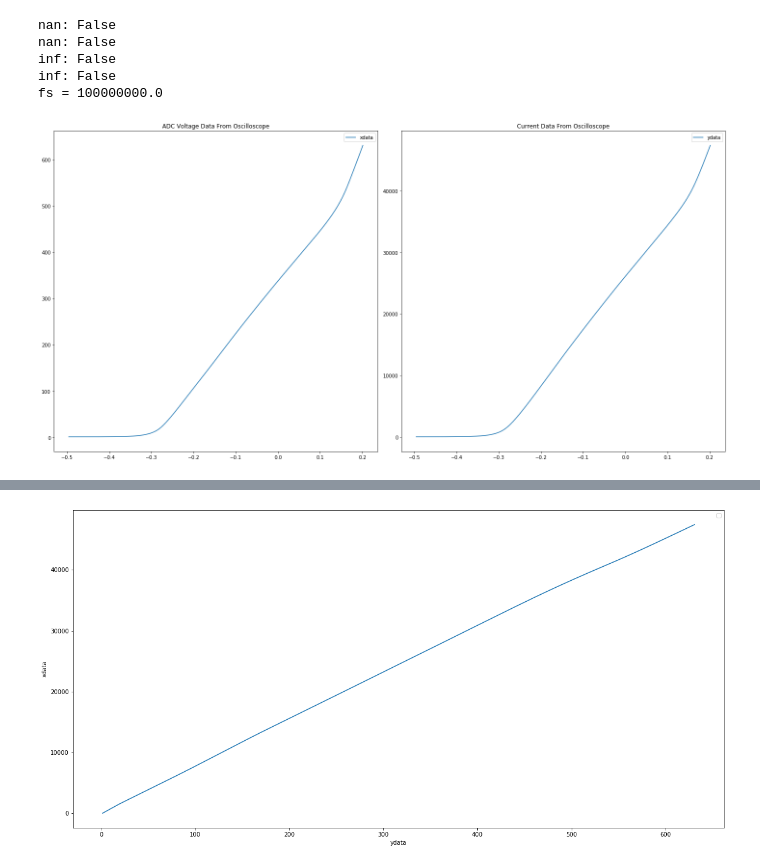
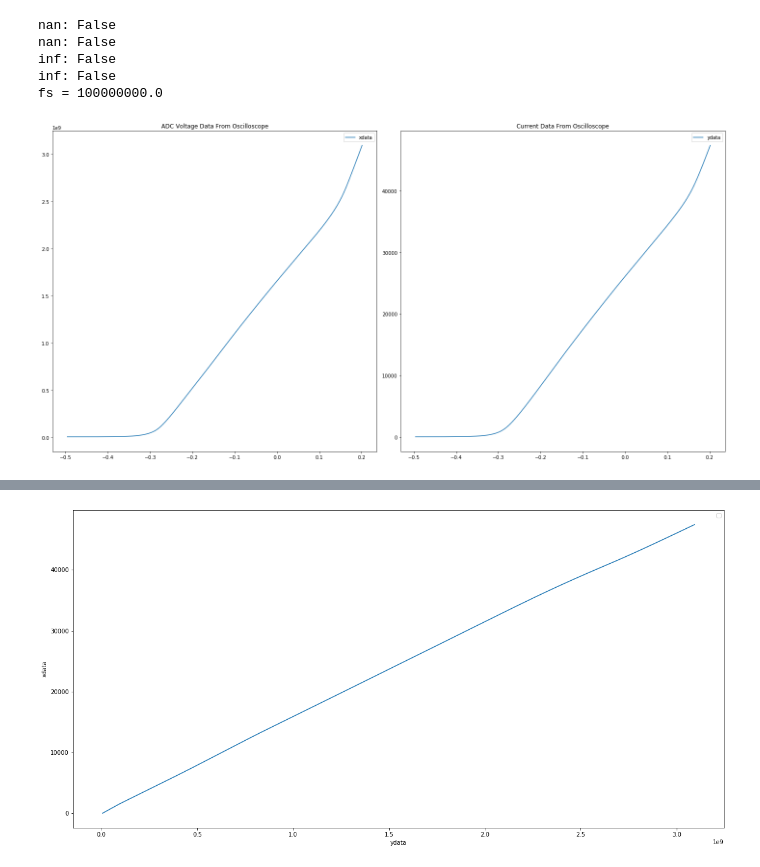
Before and after one commit to ZeniteSolar/MSC19, a Jupyter notebook: sensor/sensor1.ipynb, the cells around one changed output, grey strips where cells are left out. Saved outputs shown, nothing was run; the diff lists cells and outputs as text; code cells hidden in the pictures.

```diff
--- a/sensor/sensor1.ipynb
+++ b/sensor/sensor1.ipynb
@@ -328,8 +328,9 @@ import matplotlib.pyplot as plt
 data_file = "sensor1/all.csv"
 time, xdata, ydata, _, info_dict = read_oscilloscope_csv(data_file)
 
-xdata *= (1024 / 5.021)
-ydata *= 1000
+# xdata *= (1024 / 5.021)
+xdata *= 1e9
+ydata *= 1e3
 
 print(f'nan: {np.isnan(np.sum(xdata))}')
 print(f'nan: {np.isnan(np.sum(ydata))}')
@@ -354,31 +355,31 @@ time = downsampling(time, downsampling_factor)
 xdata = downsampling(xdata, downsampling_factor)
 ydata = downsampling(ydata, downsampling_factor)
 
 # xdata = quantize(xdata, 10, 1023).astype(np.int)
 
 # Plot
 plt.figure(figsize=(20,10))
 plt.subplot(1, 2, 1)
 plt.plot(time, xdata, label='xdata')
 plt.legend()
 plt.title('ADC Voltage Data From Oscilloscope')
 plt.subplot(1, 2, 2)
 plt.plot(time, ydata, label='ydata')
 plt.legend()
 plt.title('Current Data From Oscilloscope')
 plt.tight_layout()
 plt.show()
 
 plt.figure(figsize=(20,10))
 plt.plot(xdata, ydata)
 plt.legend()
 plt.xlabel('ydata')
 plt.ylabel('xdata')
 plt.show()
 # %% [output]
 nan: False
 nan: False
 inf: False
 inf: False
 fs = 100000000.0
-[figure, old version]
+[figure, new version]
@@ -386,4 +387,4 @@ W0821 16:20:29.982271 140595216934528 legend.py:1282] No handles with labels fou
-[figure, old version]
+[figure, new version]
 # %%
 import pwlf
 import numpy as np
```
Also changed, not shown: parts of 2 cells of this notebook, 4 other files.
